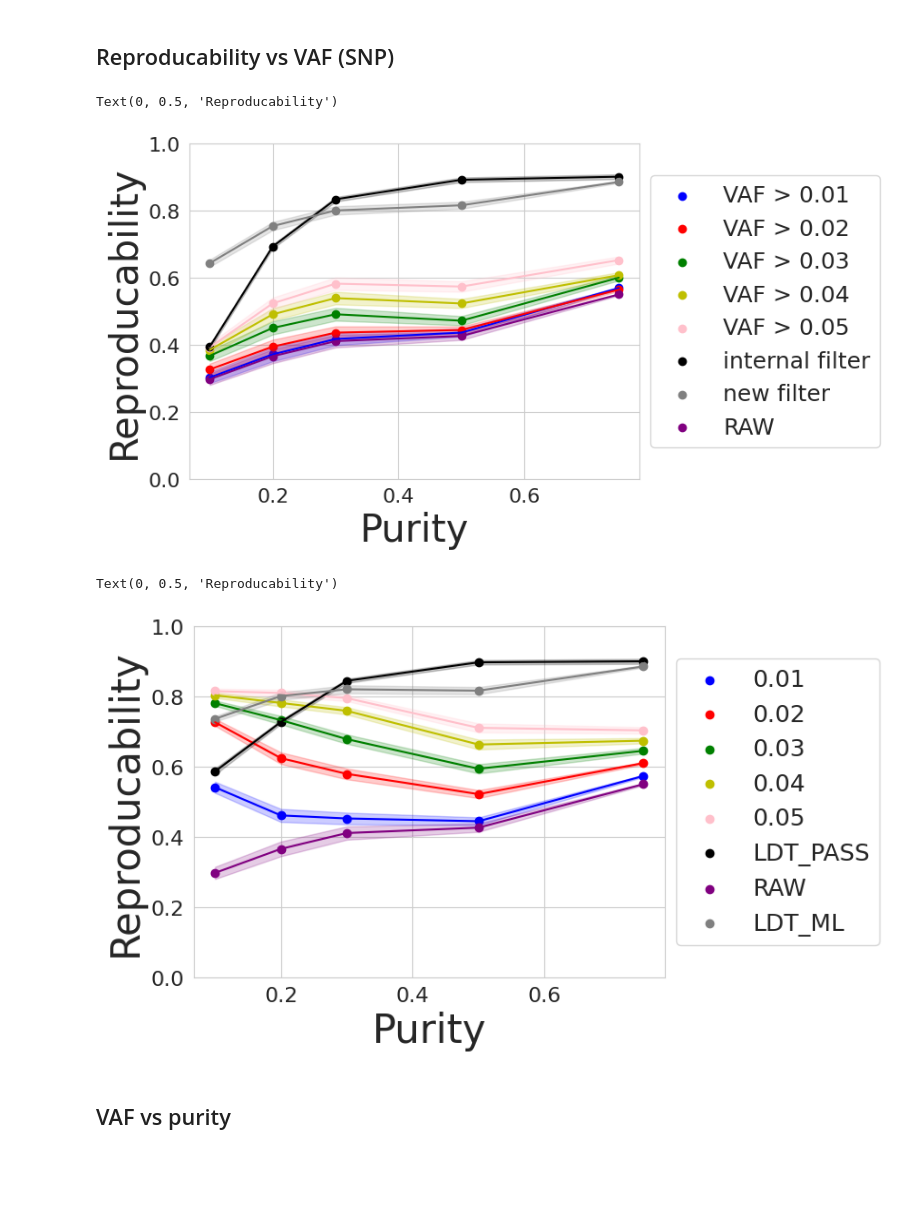
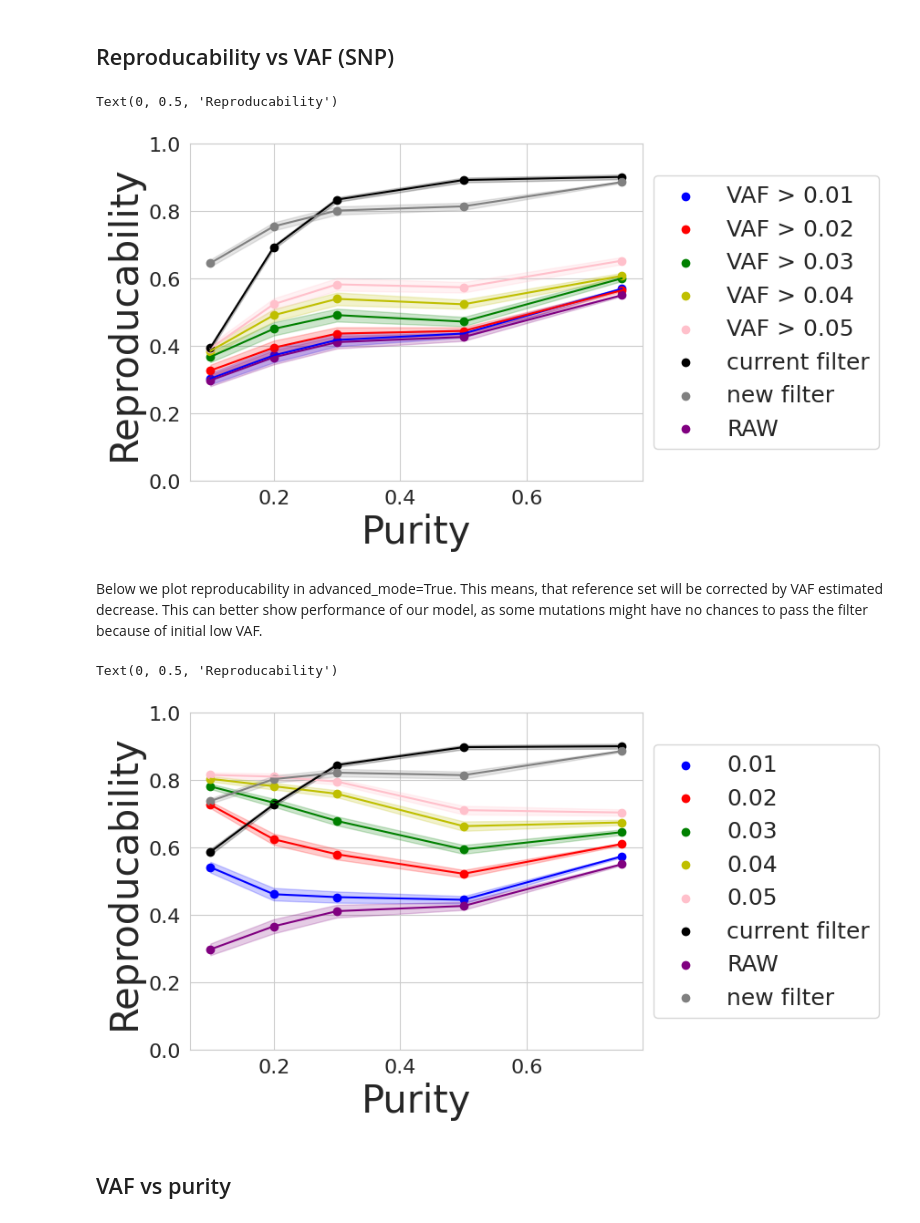
Before and after one commit to tlebchan/InsilicoValidation, a Jupyter notebook: notebooks/2_performance_analysis.ipynb, the cells around one changed output. Saved outputs shown, nothing was run; the diff lists cells and outputs as text; code cells hidden in the pictures; blank space fills up the shorter version.

Commit message:
notebooks and functions updated

```diff
--- a/notebooks/2_performance_analysis.ipynb
+++ b/notebooks/2_performance_analysis.ipynb
@@ -9,25 +9,3 @@ import numpy as np
 import pandas as pd
 
 import matplotlib.pyplot as plt
-# %%
-def purity2fraction(purity_new, purity, ploidy):
-    numerator  = purity_new*(1-purity+ploidy*purity/2)
-    denumerator = purity*(1-purity_new+ploidy*purity_new/2)
-    return numerator/denumerator
-
-
-def purity2fraction(purity_new, purity, ploidy):
-    numerator  = purity_new*(1-purity+ploidy*purity/2)
-    denumerator = purity*(1-purity_new+ploidy*purity_new/2)
-    return numerator/denumerator
-
-
-def maf_processing(path):
-    """
-    COMMERCIAL SECRET
-
-    make your function, which read maf, preprocess it and
-    create filter columns in maf DataFrame with 'PASS'
-    value for mutations passed it and '' otherwise
-    """
-    return maf
@@ -279,8 +80,6 @@ for sample in deluted_patients:
 # %% [markdown]
 ## Reproducability vs VAF (SNP)
 # %%
-target_variants = ['SNP', 'DNP', 'TNP']
-
 for color, VAF_threshold in zip(
     ['b', 'r', 'g', 'y', 'pink'],
     [0.01, 0.02, 0.03, 0.04, 0.05]
@@ -315,44 +114,43 @@ plt.xlabel('Purity')
 plt.ylabel('Reproducability')
 # %% [output]
 Text(0, 0.5, 'Reproducability')
-[figure, old version]
+[figure, new version]
+# %% [markdown]
+Below we plot reproducability in advanced_mode=True. This means, that reference set will be corrected by VAF estimated decrease. This can better show performance of our model, as some mutations might have no chances to pass the filter because of initial low VAF.
 # %%
-TF_snp_samples = {}
-target_variants = ['SNP', 'DNP', 'TNP']
-
 for color, VAF_threshold in zip(
     ['b', 'r', 'g', 'y', 'pink'],
     [0.01, 0.02, 0.03, 0.04, 0.05]
 ):
-    plot_reproducability_from_maf_advanced(
+    plot_reproducability_from_maf(
         maf_ini_dict, maf_dict, color, label = VAF_threshold,
         current_filter=False, new_filter=False,
-        basic=True, VAF_threshold=VAF_threshold
+        basic=True, VAF_threshold=VAF_threshold, advanced_mode=True
     )
 
-plot_reproducability_from_maf_advanced(
+plot_reproducability_from_maf(
     maf_ini_dict, maf_dict, color='black', label = 'current_filter',
     current_filter=True, new_filter=False,
-    basic=False, VAF_threshold=0
+    basic=False, VAF_threshold=0, advanced_mode=True
 )
-plot_reproducability_from_maf_advanced(
+plot_reproducability_from_maf(
     maf_ini_dict, maf_dict, color='purple', label = 'RAW',
     current_filter=False, new_filter=False,
-    basic=False, VAF_threshold=0
+    basic=False, VAF_threshold=0, advanced_mode=True
 )
 
-plot_reproducability_from_maf_advanced(
+plot_reproducability_from_maf(
     maf_ini_dict, maf_dict, color='grey', label = 'new_filter',
     current_filter=False, new_filter=True,
-    basic=False, VAF_threshold=0
+    basic=False, VAF_threshold=0, advanced_mode=True
 )
 
 plt.legend(loc='center left', bbox_to_anchor=(1, 0.5))
 plt.ylim(0,1)
 plt.xlabel('Purity')
 plt.ylabel('Reproducability')
 # %% [output]
 Text(0, 0.5, 'Reproducability')
-[figure, old version]
+[figure, new version]
 # %% [markdown]
 ## VAF vs purity
```
Also changed, not shown: parts of 13 cells of this notebook, 4 other files.
